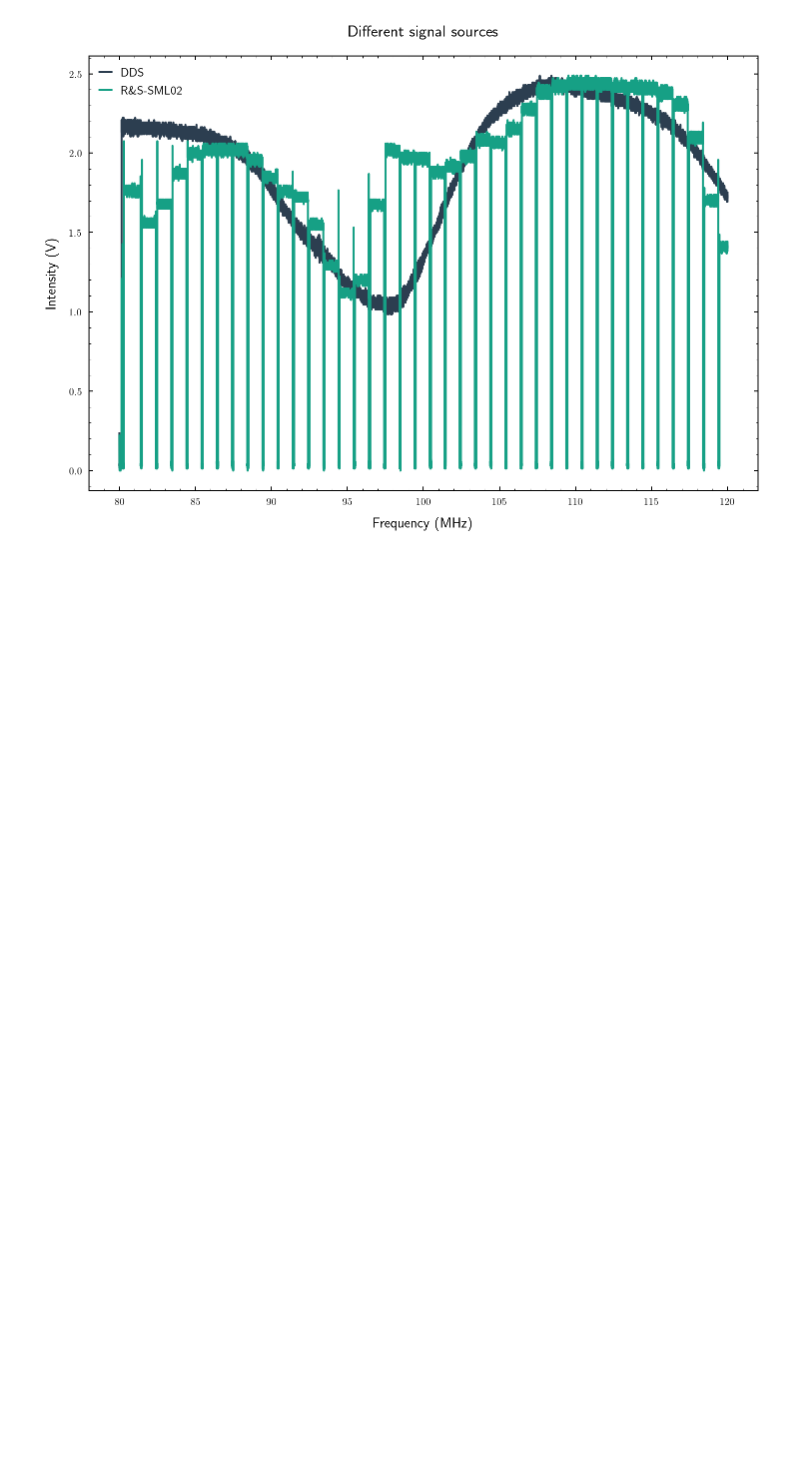
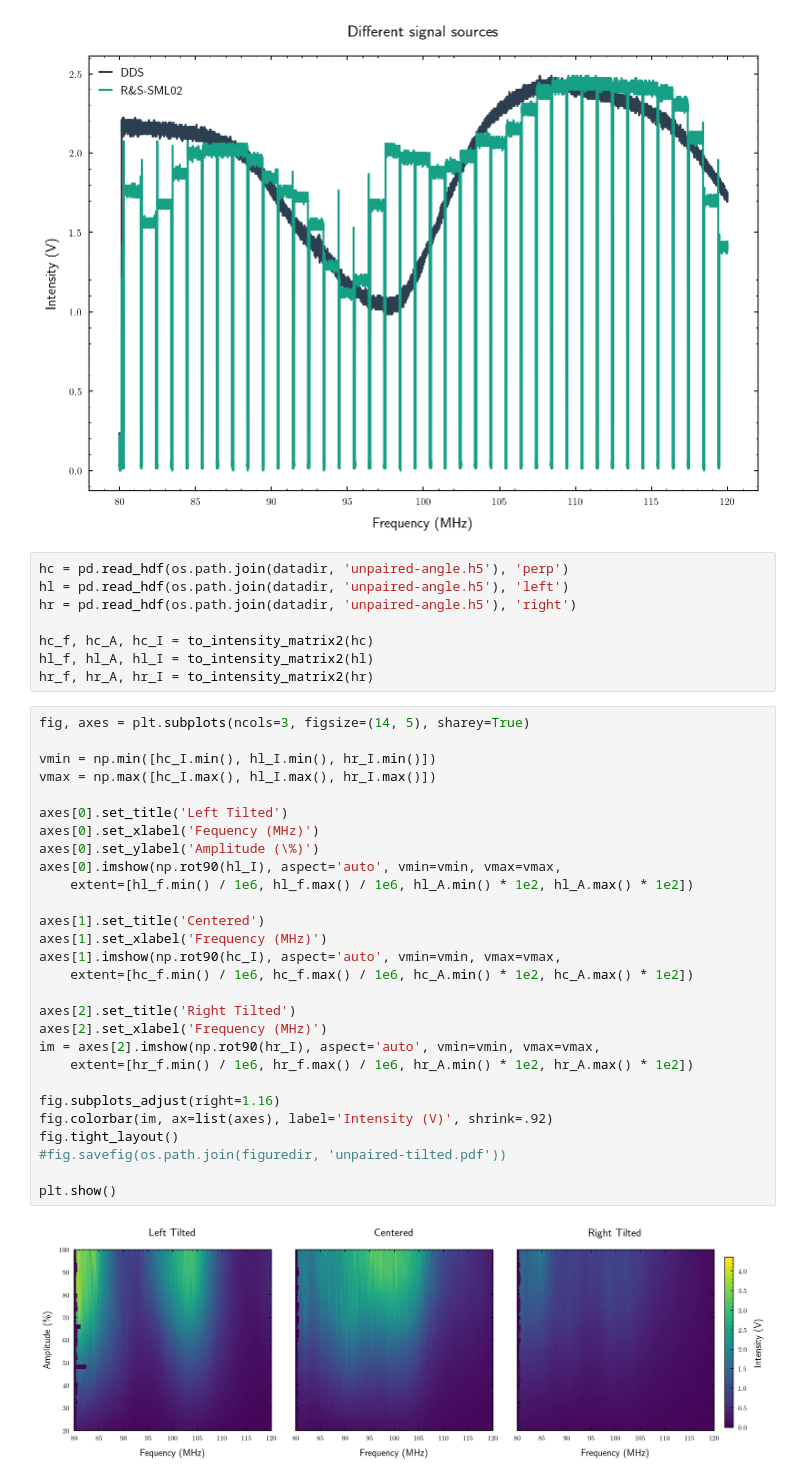
Before and after one commit to bodokaiser/bachelor-thesis, a Jupyter notebook: notebook/evaluation/intensity-distribution.ipynb, the cells around one changed output. Drawn from its saved outputs; the diff is of its cells as text; blank space fills up the shorter version.

Commit message:
added tilted and polarisation measurement

```diff
--- a/notebook/evaluation/intensity-distribution.ipynb
+++ b/notebook/evaluation/intensity-distribution.ipynb
@@ -235,3 +236,41 @@ plt.savefig(os.path.join(figuredir, 'signal-sources.pdf'))
 plt.show()
 # %% [output]
 [figure]
+# %%
+hc = pd.read_hdf(os.path.join(datadir, 'unpaired-angle.h5'), 'perp')
+hl = pd.read_hdf(os.path.join(datadir, 'unpaired-angle.h5'), 'left')
+hr = pd.read_hdf(os.path.join(datadir, 'unpaired-angle.h5'), 'right')
+
+hc_f, hc_A, hc_I = to_intensity_matrix2(hc)
+hl_f, hl_A, hl_I = to_intensity_matrix2(hl)
+hr_f, hr_A, hr_I = to_intensity_matrix2(hr)
+# %%
+fig, axes = plt.subplots(ncols=3, figsize=(14, 5), sharey=True)
+
+vmin = np.min([hc_I.min(), hl_I.min(), hr_I.min()])
+vmax = np.max([hc_I.max(), hl_I.max(), hr_I.max()])
+
+axes[0].set_title('Left Tilted')
+axes[0].set_xlabel('Fequency (MHz)')
+axes[0].set_ylabel('Amplitude (\%)')
+axes[0].imshow(np.rot90(hl_I), aspect='auto', vmin=vmin, vmax=vmax,
+    extent=[hl_f.min() / 1e6, hl_f.max() / 1e6, hl_A.min() * 1e2, hl_A.max() * 1e2])
+
+axes[1].set_title('Centered')
+axes[1].set_xlabel('Frequency (MHz)')
+axes[1].imshow(np.rot90(hc_I), aspect='auto', vmin=vmin, vmax=vmax,
+    extent=[hc_f.min() / 1e6, hc_f.max() / 1e6, hc_A.min() * 1e2, hc_A.max() * 1e2])
+
+axes[2].set_title('Right Tilted')
+axes[2].set_xlabel('Frequency (MHz)')
+im = axes[2].imshow(np.rot90(hr_I), aspect='auto', vmin=vmin, vmax=vmax,
+    extent=[hr_f.min() / 1e6, hr_f.max() / 1e6, hr_A.min() * 1e2, hr_A.max() * 1e2])
+
+fig.subplots_adjust(right=1.16)
+fig.colorbar(im, ax=list(axes), label='Intensity (V)', shrink=.92)
+fig.tight_layout()
+#fig.savefig(os.path.join(figuredir, 'unpaired-tilted.pdf'))
+
+plt.show()
+# %% [output]
+[figure, added]
```
Also changed, not shown: parts of 5 cells of this notebook, 10 other files.
